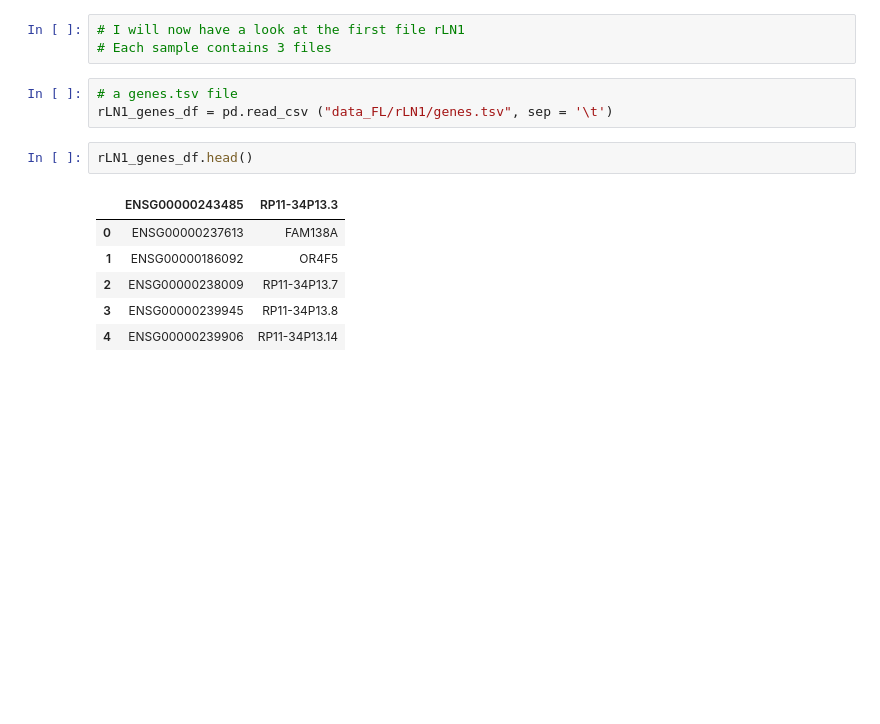
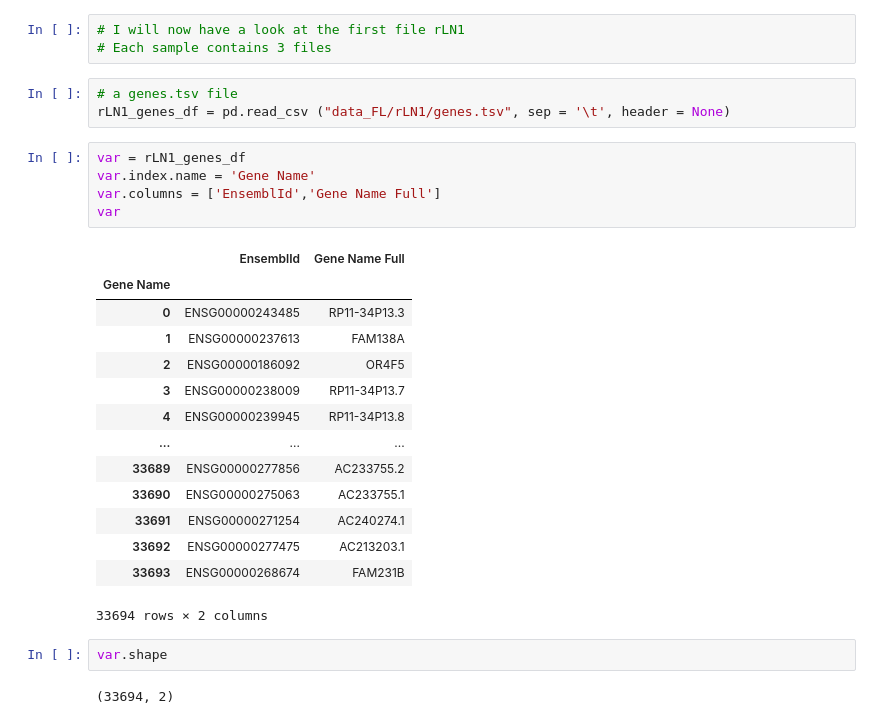
Before and after one commit to dinozor-petitpied/Capstone, a Jupyter notebook: Notebooks/AnneSophie_Howard_sprint1.ipynb, the cells around one changed output. Drawn from its saved outputs; the diff is of its cells as text; blank space fills up the shorter version.

```diff
--- a/Notebooks/AnneSophie_Howard_sprint1.ipynb
+++ b/Notebooks/AnneSophie_Howard_sprint1.ipynb
@@ -224,15 +141,30 @@ From this graph we can see that 4 kind of T-cells have been ideentified in this
 # Each sample contains 3 files
 # %%
 # a genes.tsv file
-rLN1_genes_df = pd.read_csv ("data_FL/rLN1/genes.tsv", sep = '\t')
+rLN1_genes_df = pd.read_csv ("data_FL/rLN1/genes.tsv", sep = '\t', header = None)
-# %%
-rLN1_genes_df.head()
-# %% [output]
-|  | ENSG00000243485 | RP11-34P13.3 |
-| 0 | ENSG00000237613 | FAM138A |
-| 1 | ENSG00000186092 | OR4F5 |
-| 2 | ENSG00000238009 | RP11-34P13.7 |
-| 3 | ENSG00000239945 | RP11-34P13.8 |
-| 4 | ENSG00000239906 | RP11-34P13.14 |
+# %%
+var = rLN1_genes_df
+var.index.name = 'Gene Name'
+var.columns = ['EnsemblId','Gene Name Full']
+var
+# %% [output]
+|  | EnsemblId | Gene Name Full |
+| Gene Name |  |  |
+| 0 | ENSG00000243485 | RP11-34P13.3 |
+| 1 | ENSG00000237613 | FAM138A |
+| 2 | ENSG00000186092 | OR4F5 |
+| 3 | ENSG00000238009 | RP11-34P13.7 |
+| 4 | ENSG00000239945 | RP11-34P13.8 |
+| ... | ... | ... |
+| 33689 | ENSG00000277856 | AC233755.2 |
+| 33690 | ENSG00000275063 | AC233755.1 |
+| 33691 | ENSG00000271254 | AC240274.1 |
+| 33692 | ENSG00000277475 | AC213203.1 |
+| 33693 | ENSG00000268674 | FAM231B |
+33694 rows × 2 columns
+# %%
+var.shape
+# %% [output]
+(33694, 2)
 # %%
 # a barcodes.tsv file
```
Also changed, not shown: parts of 23 cells of this notebook, 2 other files.
